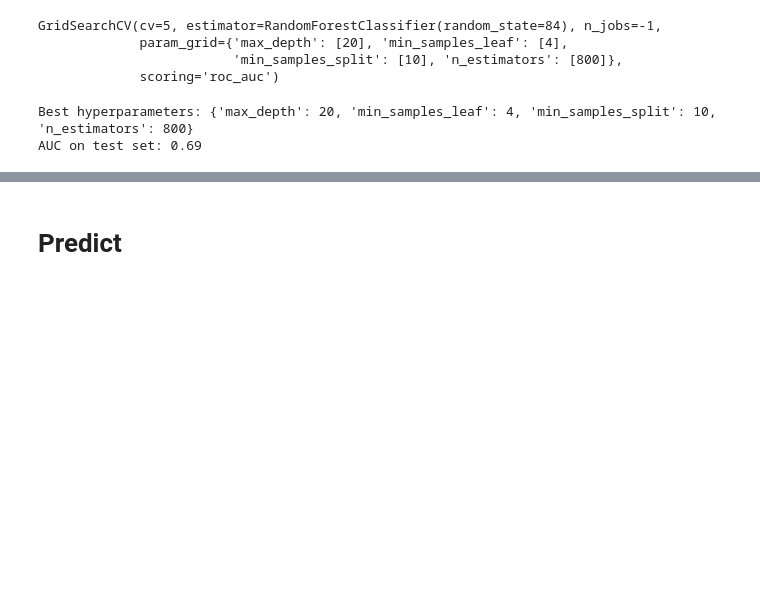
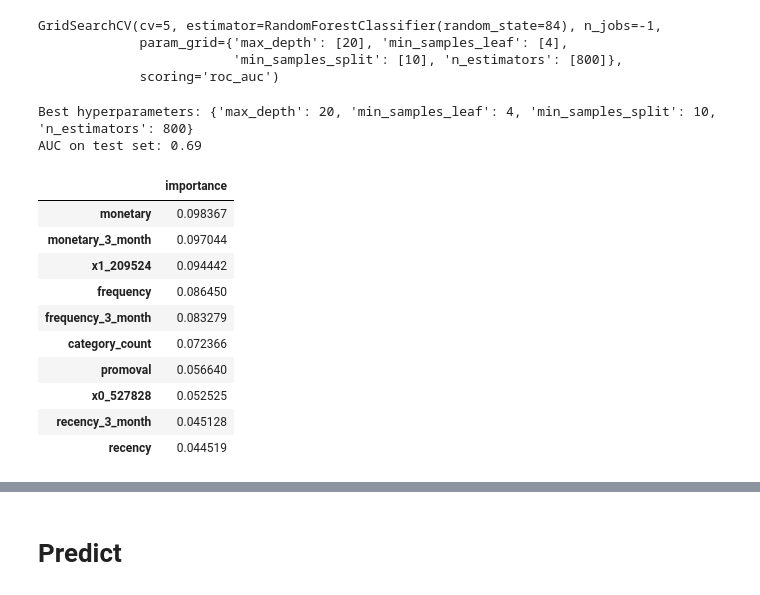
Before and after one commit to MiracleSkyHawk/RSM8521_A5_Final, a Jupyter notebook: Changsong Yang - Assignment 3.ipynb, the cells around one changed output, grey strips where cells are left out. Saved outputs shown, nothing was run; the diff lists cells and outputs as text; code cells hidden in the pictures; blank space fills up the shorter version.

```diff
--- a/Changsong Yang - Assignment 3.ipynb
+++ b/Changsong Yang - Assignment 3.ipynb
@@ -442,3 +469,24 @@ print(f'AUC on test set: {auc:.2f}')
 # %% [output]
 Best hyperparameters: {'max_depth': 20, 'min_samples_leaf': 4, 'min_samples_split': 10, 'n_estimators': 800}
 AUC on test set: 0.69
+# %%
+# Get the feature importances
+importances = best_rfc.feature_importances_
+
+importance_df = X_train.head(1).T
+importance_df['importance'] = importances
+importance_df.drop(16418, axis=1, inplace = True)
+importance_df.sort_values(by='importance', ascending=False, inplace=True)
+importance_df.head(10)
+# %% [output]
+|  | importance |
+| monetary | 0.098367 |
+| monetary_3_month | 0.097044 |
+| x1_209524 | 0.094442 |
+| frequency | 0.086450 |
+| frequency_3_month | 0.083279 |
+| category_count | 0.072366 |
+| promoval | 0.056640 |
+| x0_527828 | 0.052525 |
+| recency_3_month | 0.045128 |
+| recency | 0.044519 |
```
Also changed, not shown: parts of 7 cells of this notebook, 8 other files.
